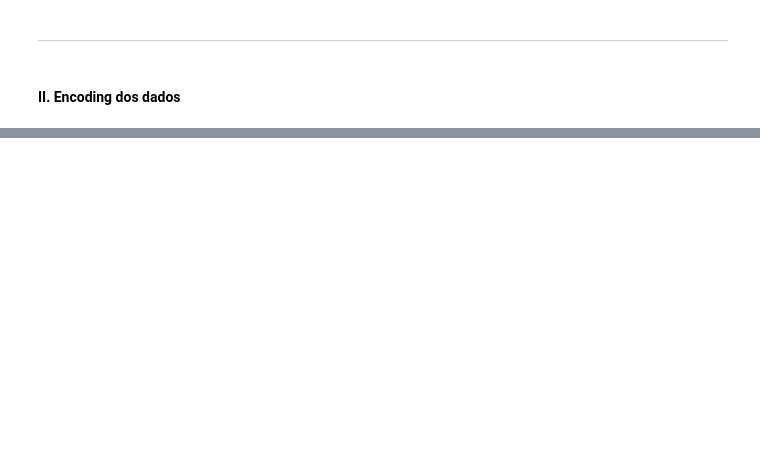
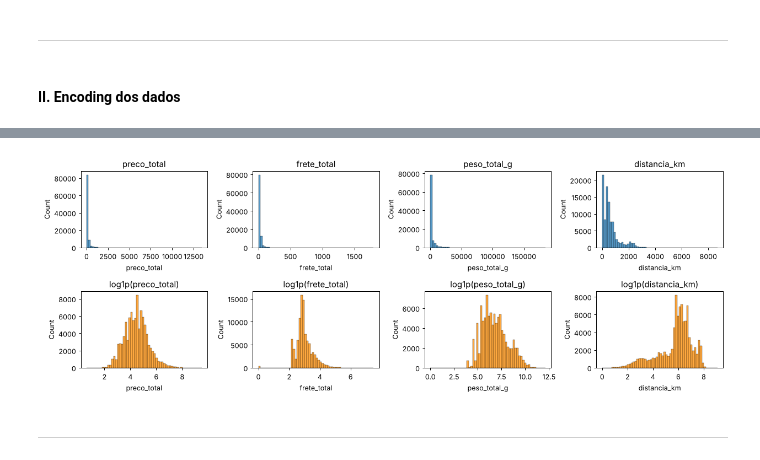
Before and after one commit to arcseno/previsaoAtrasoEntrega, a Jupyter notebook: notebooks/05_modelo_baseline.ipynb, the cells around one changed output, grey strips where cells are left out. Saved outputs shown, nothing was run; the diff lists cells and outputs as text; code cells hidden in the pictures; blank space fills up the shorter version.

```diff
--- a/notebooks/05_modelo_baseline.ipynb
+++ b/notebooks/05_modelo_baseline.ipynb
@@ -81,0 +209,17 @@ Index(['order_id', 'customer_id', 'order_status', 'order_purchase_timestamp',
+# %%
+assimetricas = ["preco_total", "frete_total", "percentual_frete", "peso_total_g",
+                "volume_total_cm3", "distancia_km", "volume_historico_vendedor"]
+
+fig, axes = plt.subplots(2, 4, figsize=(14, 5))
+for ax, col in zip(axes.flat, ["preco_total", "frete_total", "peso_total_g", "distancia_km"]):
+    sns.histplot(pedidos[col], bins=60, ax=ax)
+    ax.set_title(col)
+for ax, col in zip(axes.flat[4:], ["preco_total", "frete_total", "peso_total_g", "distancia_km"]):
+    sns.histplot(np.log1p(pedidos[col]), bins=60, ax=ax, color="darkorange")
+    ax.set_title(f"log1p({col})")
+plt.tight_layout()
+plt.show()
+# %% [output]
+[figure, added]
+# %% [markdown]
+-----------------------------------------------------------------------------------------------------
```
Also changed, not shown: parts of 45 cells of this notebook.
